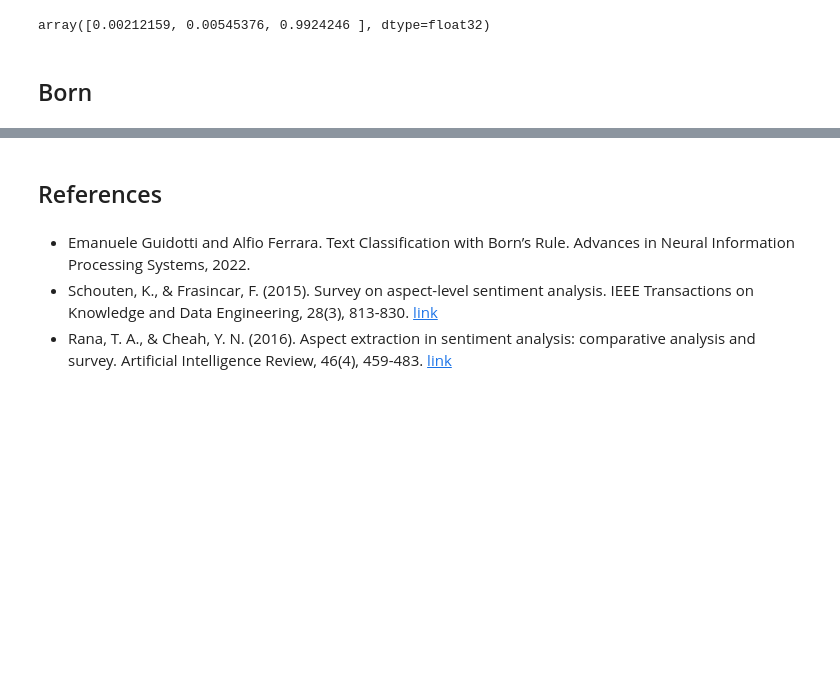
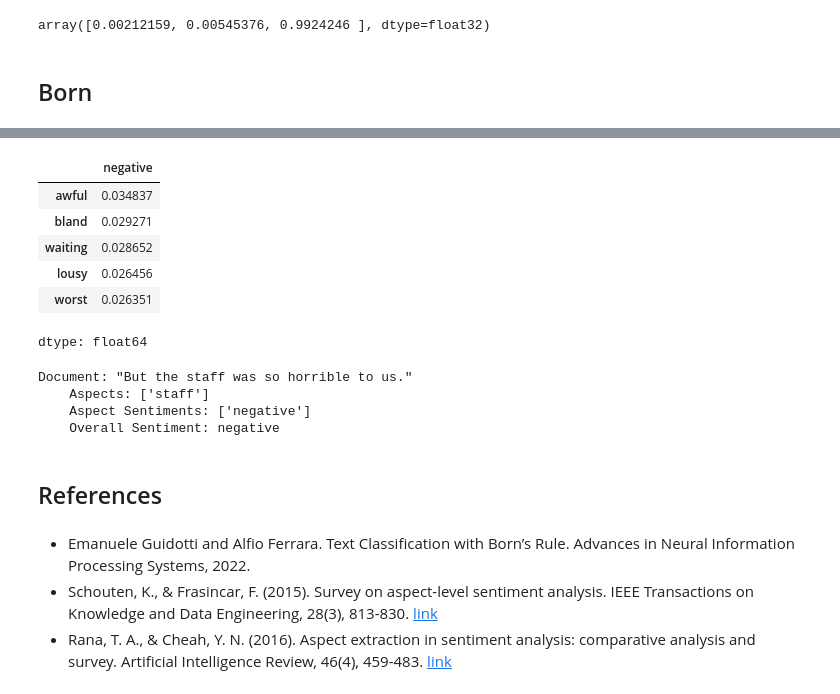
Before and after one commit to tabaraei/aspect-based-sentiment-analysis, a Jupyter notebook: ABSA.ipynb, the cells around one changed output, grey strips where cells are left out. Drawn from its saved outputs; the diff is of its cells as text; code cells hidden in the pictures; blank space fills up the shorter version.

```diff
--- a/ABSA.ipynb
+++ b/ABSA.ipynb
@@ -214,3 +163,24 @@ print(classification_report(y_test, y_pred))
+# %%
+explain['negative'].sort_values(ascending=False).head()
+# %% [output]
+|  | negative |
+| awful | 0.034837 |
+| bland | 0.029271 |
+| waiting | 0.028652 |
+| lousy | 0.026456 |
+| worst | 0.026351 |
+dtype: float64
+# %%
+document, aspects, aspect_sentiments, overall_sentiment = train_df.iloc[0]
+print(f'''Document: "{document}"
+    Aspects: {aspects}
+    Aspect Sentiments: {aspect_sentiments}
+    Overall Sentiment: {overall_sentiment}''')
+# %% [output]
+Document: "But the staff was so horrible to us."
+    Aspects: ['staff']
+    Aspect Sentiments: ['negative']
+    Overall Sentiment: negative
 # %% [markdown]
 ## References
 # %% [markdown]
```
Also changed, not shown: parts of 18 cells of this notebook.
